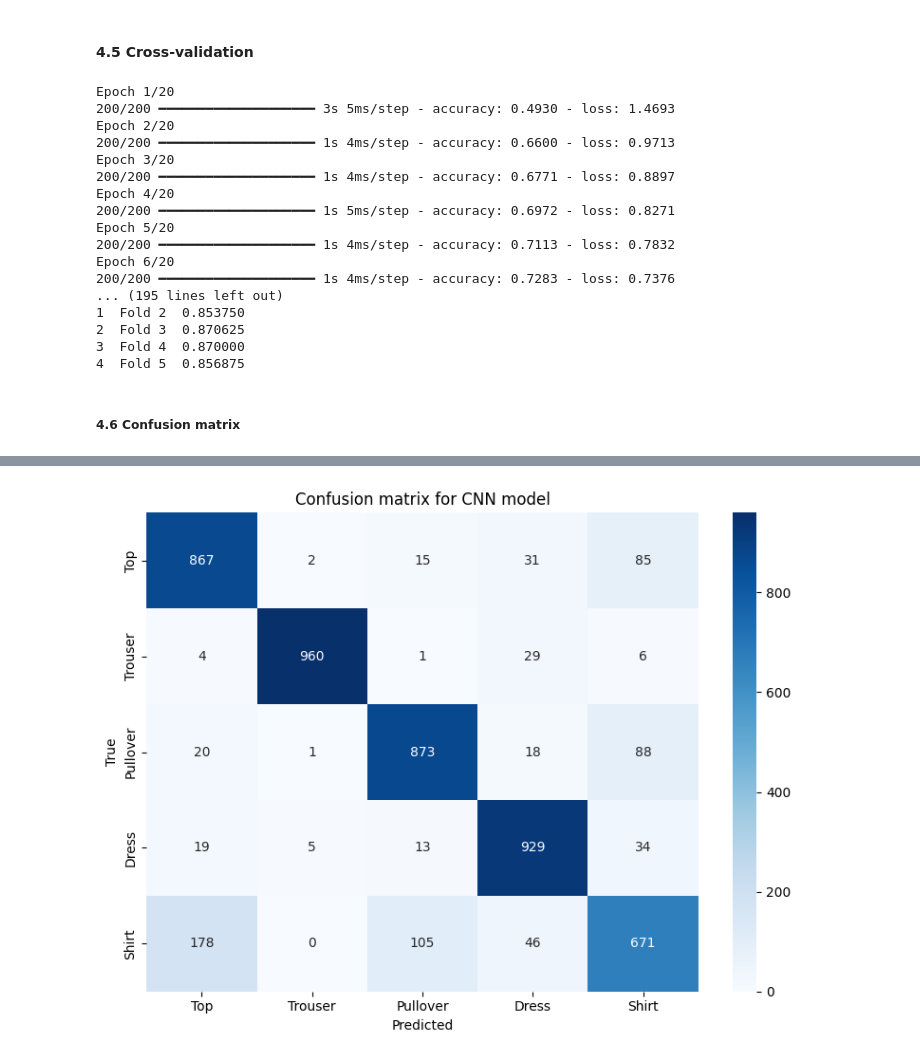
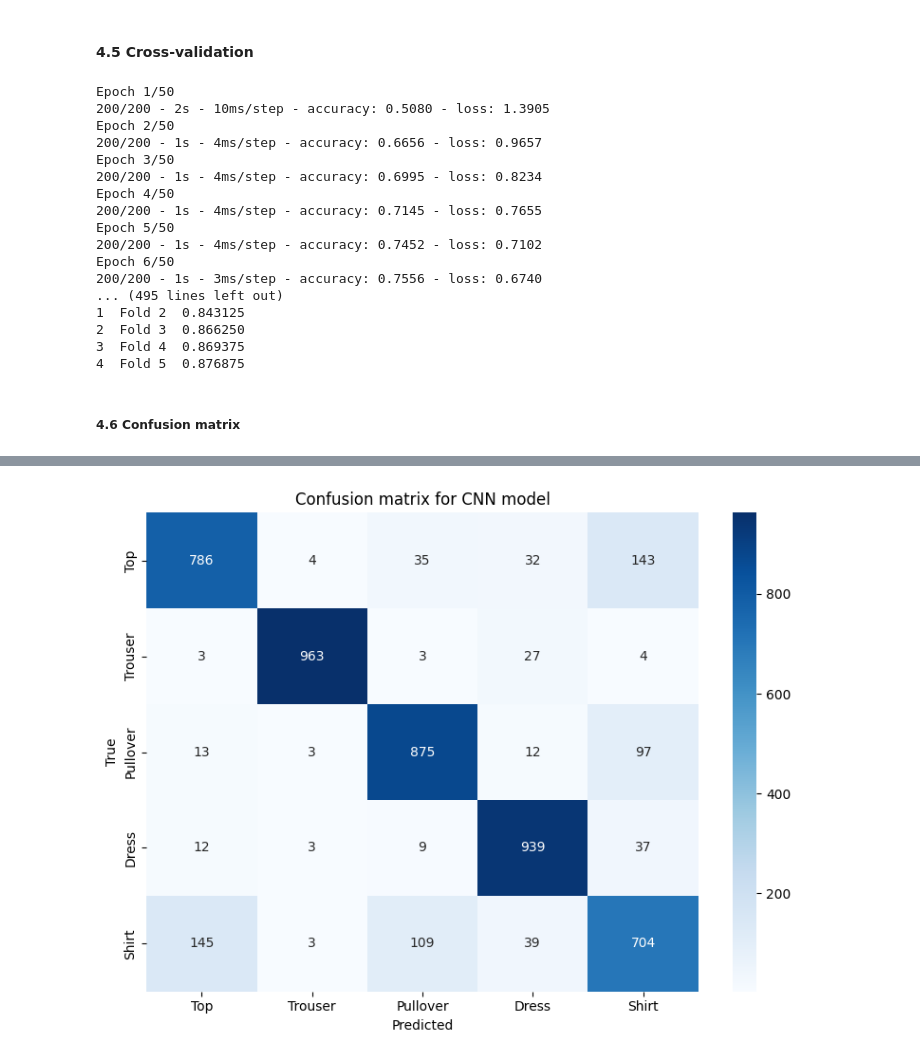
Before and after one commit to versroot/MLproject2024, a Jupyter notebook: 5_knn_and_cnn_calssification.ipynb, the cells around one changed output, grey strips where cells are left out. Cells and saved outputs as stored; diff of their text form; code cells hidden in the pictures.

```diff
--- a/5_knn_and_cnn_calssification.ipynb
+++ b/5_knn_and_cnn_calssification.ipynb
@@ -398,8 +432,10 @@ plt.show()
 # %% [markdown]
 ##### 4.3.2. Separate validation set, with early stopping
+# %%
+early_st_model = create_model()
 # %%
-early_stopping = EarlyStopping(monitor='val_accuracy', patience=15, restore_best_weights=True)
+early_stopping = EarlyStopping(monitor='val_accuracy', patience=10, restore_best_weights=True)
 # %%
-trained_cnn_2 = model_cnn.fit(X_train,y_train, epochs=100, validation_data=(X_val, y_val), callbacks=[early_stopping])
+trained_cnn_2 = early_st_model.fit(X_train,y_train, epochs=100, validation_data=(X_val, y_val), callbacks=[early_stopping], verbose = 2)
 # %% [output]
 Epoch 1/100
@@ -476,9 +518,9 @@ accuracy_cnn
 #### 4.5 Cross-validation
 # %%
 #Keras wrapper simplifies parameter passing, simplifies Cross-Validation, makes keras modles compatible with scikit-learn
-keras_model = KerasClassifier(build_fn=create_model, epochs=20, batch_size=32, verbose=1)
+keras_model = KerasClassifier(build_fn=create_model, epochs=50, batch_size=32, verbose=2)
 
-# 3-fold cross-validation
+# 5-fold cross-validation
 scores = cross_val_score(keras_model, X_train, y_train, cv=5)
 
 # summary
@@ -486,28 +528,28 @@ scores_df = pd.DataFrame({'Fold': [f'Fold {i+1}' for i in range(len(scores))],
                           'Accuracy': scores})
 print(scores_df)
 # %% [output]
-Epoch 1/20
-200/200 ━━━━━━━━━━━━━━━━━━━━ 3s 5ms/step - accuracy: 0.4930 - loss: 1.4693
-Epoch 2/20
-200/200 ━━━━━━━━━━━━━━━━━━━━ 1s 4ms/step - accuracy: 0.6600 - loss: 0.9713
-Epoch 3/20
-200/200 ━━━━━━━━━━━━━━━━━━━━ 1s 4ms/step - accuracy: 0.6771 - loss: 0.8897
-Epoch 4/20
-200/200 ━━━━━━━━━━━━━━━━━━━━ 1s 5ms/step - accuracy: 0.6972 - loss: 0.8271
-Epoch 5/20
-200/200 ━━━━━━━━━━━━━━━━━━━━ 1s 4ms/step - accuracy: 0.7113 - loss: 0.7832
-Epoch 6/20
-200/200 ━━━━━━━━━━━━━━━━━━━━ 1s 4ms/step - accuracy: 0.7283 - loss: 0.7376
-... (195 lines left out)
-1  Fold 2  0.853750
-2  Fold 3  0.870625
-3  Fold 4  0.870000
-4  Fold 5  0.856875
+Epoch 1/50
+200/200 - 2s - 10ms/step - accuracy: 0.5080 - loss: 1.3905
+Epoch 2/50
+200/200 - 1s - 4ms/step - accuracy: 0.6656 - loss: 0.9657
+Epoch 3/50
+200/200 - 1s - 4ms/step - accuracy: 0.6995 - loss: 0.8234
+Epoch 4/50
+200/200 - 1s - 4ms/step - accuracy: 0.7145 - loss: 0.7655
+Epoch 5/50
+200/200 - 1s - 4ms/step - accuracy: 0.7452 - loss: 0.7102
+Epoch 6/50
+200/200 - 1s - 3ms/step - accuracy: 0.7556 - loss: 0.6740
+... (495 lines left out)
+1  Fold 2  0.843125
+2  Fold 3  0.866250
+3  Fold 4  0.869375
+4  Fold 5  0.876875
 # %% [markdown]
 ##### 4.6 Confusion matrix
 # %%
 # predictions
-y_pred = model_cnn.predict(X_test)
+y_pred = early_st_model.predict(X_test)
 y_pred_classes = y_pred.argmax(axis=1)
 
 title_cnn = 'Confusion matrix for CNN model'
@@ -517 +559 @@ plot_confusion_matrix(y_test, y_pred_classes, title_cnn)
-[figure, old version]
+[figure, new version]
```
Also changed, not shown: parts of 23 cells of this notebook, 1 other file.
